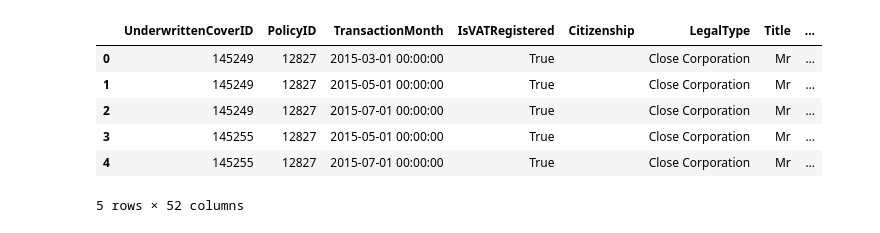
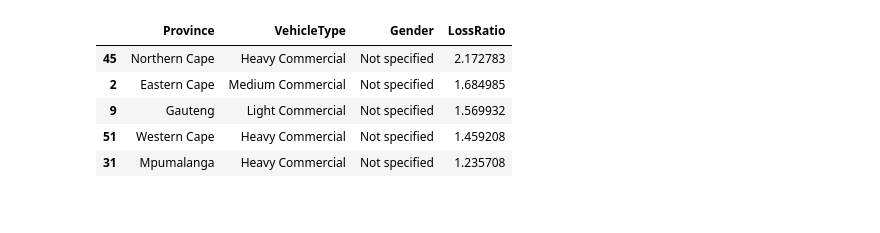
Before and after one commit to 5237-mests/acis-insurance-risk-analytics, a Jupyter notebook: notebooks/eda_main.ipynb, the cells around one changed output. Saved outputs shown, nothing was run; the diff lists cells and outputs as text; code cells hidden in the pictures.

Commit message:
feat(task-1): complete EDA and loss ratio analysis

```diff
--- a/notebooks/eda_main.ipynb
+++ b/notebooks/eda_main.ipynb
@@ -24,10 +103,17 @@ df = load_data("../data/MachineLearningRating_v3/MachineLearningRating_v3.txt")
+# %%
+# Loss ratio computation
+loss_ratios = compute_loss_ratio(df)
+# %%
+# print loss ratios
+loss_ratios.head()
+# %% [output]
+|  | Province | VehicleType | Gender | LossRatio |
+| 45 | Northern Cape | Heavy Commercial | Not specified | 2.172783 |
+| 2 | Eastern Cape | Medium Commercial | Not specified | 1.684985 |
+| 9 | Gauteng | Light Commercial | Not specified | 1.569932 |
+| 51 | Western Cape | Heavy Commercial | Not specified | 1.459208 |
+| 31 | Mpumalanga | Heavy Commercial | Not specified | 1.235708 |
 # %%
-df.head()
+# plot_hist(df, "TotalPremium")
+# plot_box(df, "CustomValueEstimate")
+# plot_correlation(df)
-# %% [output]
-|  | UnderwrittenCoverID | PolicyID | TransactionMonth | IsVATRegistered | Citizenship | LegalType | Title | ... |
-| 0 | 145249 | 12827 | 2015-03-01 00:00:00 | True |  | Close Corporation | Mr | ... |
-| 1 | 145249 | 12827 | 2015-05-01 00:00:00 | True |  | Close Corporation | Mr | ... |
-| 2 | 145249 | 12827 | 2015-07-01 00:00:00 | True |  | Close Corporation | Mr | ... |
-| 3 | 145255 | 12827 | 2015-05-01 00:00:00 | True |  | Close Corporation | Mr | ... |
-| 4 | 145255 | 12827 | 2015-07-01 00:00:00 | True |  | Close Corporation | Mr | ... |
-5 rows × 52 columns
```
Also changed, not shown: parts of 18 cells of this notebook, 4 other files.
